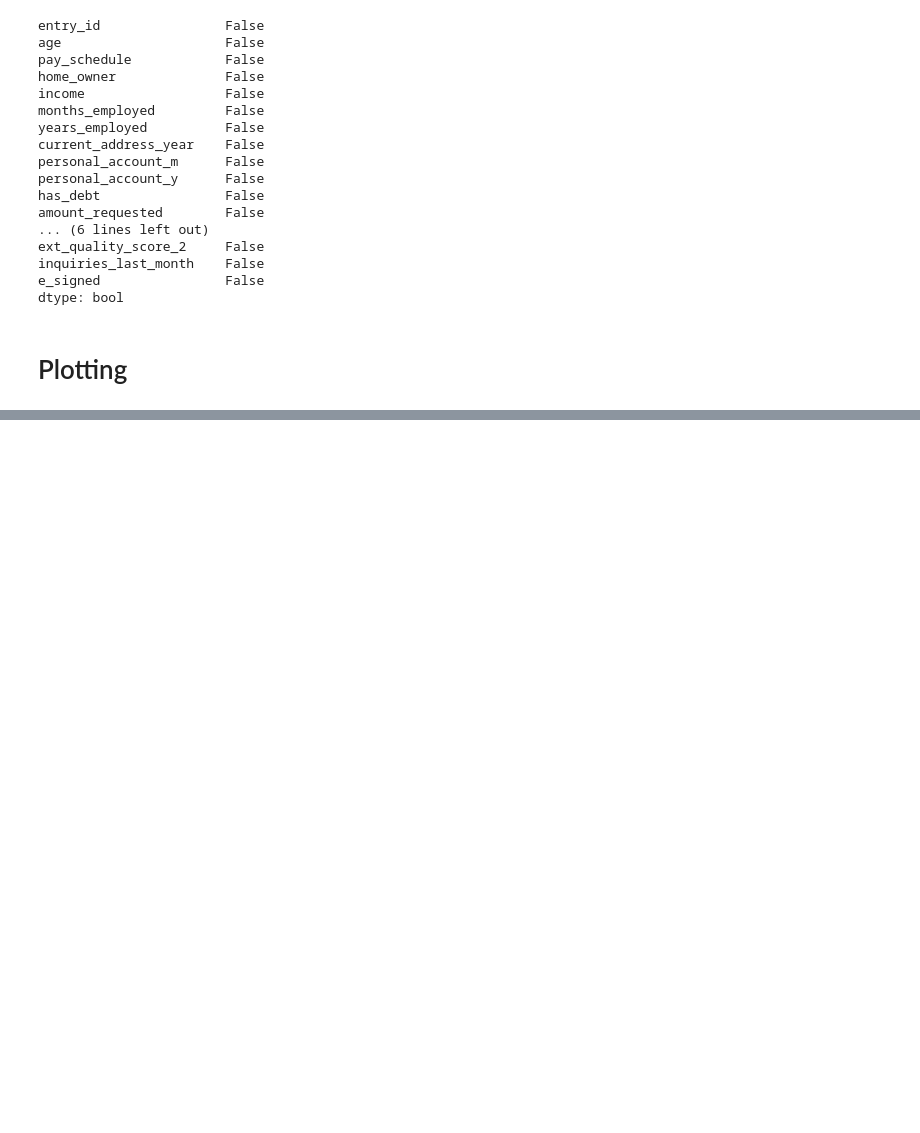
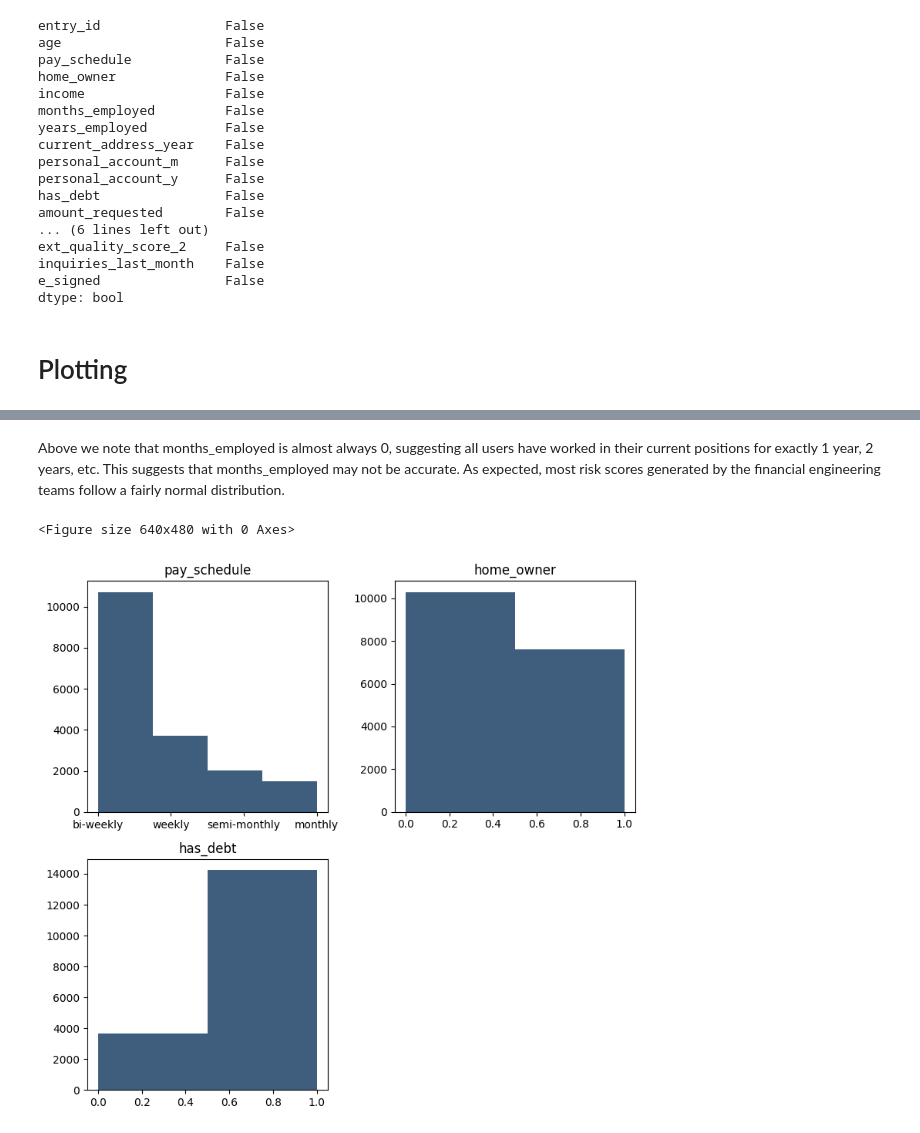
Before and after one commit to c-grigsby/ml-fintech-case-studies, a Jupyter notebook: predicting-loan-signatures/notebooks/predicting-loan-signatures_eda.ipynb, the cells around one changed output, grey strips where cells are left out. Drawn from its saved outputs; the diff is of its cells as text; code cells hidden in the pictures; blank space fills up the shorter version.

```diff
--- a/predicting-loan-signatures/notebooks/predicting-loan-signatures_eda.ipynb
+++ b/predicting-loan-signatures/notebooks/predicting-loan-signatures_eda.ipynb
@@ -86,0 +102,5 @@ dtype: bool
+# %%
+# Get categorical features
+df_users_categorical = df_users_financial[['pay_schedule', 'home_owner', 'has_debt']].copy()
+
+df_users_categorical.head()
@@ -86,0 +137,23 @@ dtype: bool
+# %% [markdown]
+Above we note that months_employed is almost always 0, suggesting all users have worked in their current positions for exactly 1 year, 2 years, etc. This suggests that months_employed may not be accurate. As expected, most risk scores generated by the financial engineering teams follow a fairly normal distribution.
+# %%
+plt.suptitle('Histograms of Categorical User Financial Data', fontsize = 20)
+
+# Set figure size
+plt.figure(figsize=(8, 8))
+
+# Create subplots with increased spacing
+plt.subplots_adjust(hspace=0.5, wspace=0.7)
+
+for col in range(1, df_users_categorical.shape[1]+1):
+    plt.subplot(2, 2, col)
+    feat = plt.gca()
+    feat.set_title(df_users_categorical.columns.values[col-1])
+    vals = np.size(df_users_categorical.iloc[:, col-1].unique())
+    plt.hist(df_users_categorical.iloc[:, col - 1], bins=vals, color='#3F5D7D')
+
+# Adjust layout
+plt.tight_layout(rect=[0, 0.03, 1, 0.95])
+# %% [output]
+<Figure size 640x480 with 0 Axes>
+[figure, added]
```
Also changed, not shown: parts of 8 cells of this notebook.
